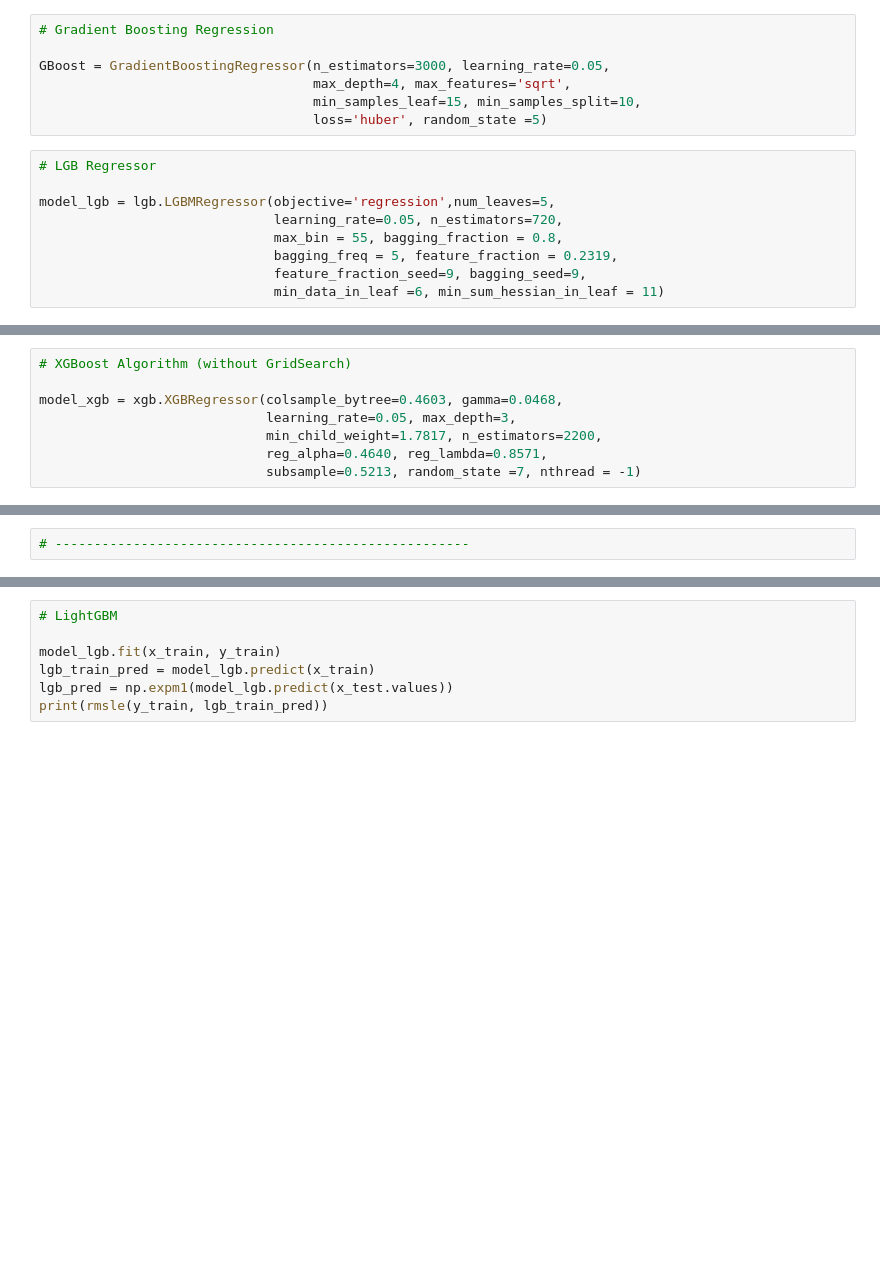
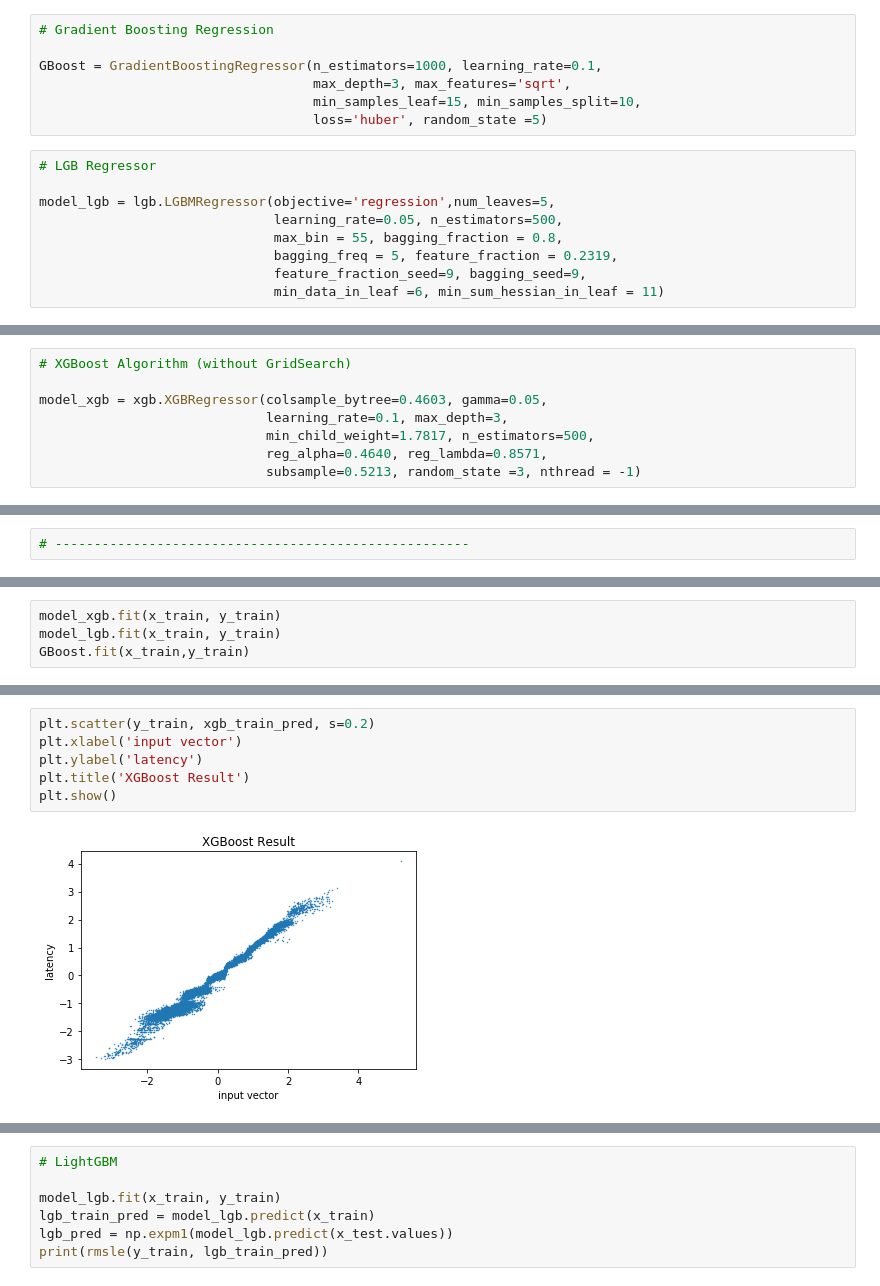
Before and after one commit to meowpunch/LENNA, a Jupyter notebook: NASR/train_mixed_wo_gs.ipynb, the cells around one changed output, grey strips where cells are left out. Saved outputs shown, nothing was run; the diff lists cells and outputs as text; blank space fills up the shorter version.

Commit message:
JEW: without grid search, with xgboost graph

```diff
--- a/NASR/train_mixed_wo_gs.ipynb
+++ b/NASR/train_mixed_wo_gs.ipynb
@@ -76,15 +76,15 @@ KRR = KernelRidge(alpha=0.6, kernel='polynomial', degree=2, coef0=2.5) #kernel =
 # %%
 # Gradient Boosting Regression
 
-GBoost = GradientBoostingRegressor(n_estimators=3000, learning_rate=0.05,
-                                   max_depth=4, max_features='sqrt',
+GBoost = GradientBoostingRegressor(n_estimators=1000, learning_rate=0.1,
+                                   max_depth=3, max_features='sqrt',
                                    min_samples_leaf=15, min_samples_split=10,
                                    loss='huber', random_state =5)
 # %%
 # LGB Regressor
 
 model_lgb = lgb.LGBMRegressor(objective='regression',num_leaves=5,
-                              learning_rate=0.05, n_estimators=720,
+                              learning_rate=0.05, n_estimators=500,
                               max_bin = 55, bagging_fraction = 0.8,
                               bagging_freq = 5, feature_fraction = 0.2319,
                               feature_fraction_seed=9, bagging_seed=9,
@@ -95,11 +95,11 @@ os.environ["CUDA_VISIBLE_DEVICES"] = "0, 1"
 # %%
 # XGBoost Algorithm (without GridSearch)
 
-model_xgb = xgb.XGBRegressor(colsample_bytree=0.4603, gamma=0.0468,
-                             learning_rate=0.05, max_depth=3,
-                             min_child_weight=1.7817, n_estimators=2200,
+model_xgb = xgb.XGBRegressor(colsample_bytree=0.4603, gamma=0.05,
+                             learning_rate=0.1, max_depth=3,
+                             min_child_weight=1.7817, n_estimators=500,
                              reg_alpha=0.4640, reg_lambda=0.8571,
-                             subsample=0.5213, random_state =7, nthread = -1)
+                             subsample=0.5213, random_state =3, nthread = -1)
 # %%
 # SVR with GridSearch
 
@@ -172,0 +177,4 @@ Random Forest score: 0.2308 (0.0120)
+# %%
+model_xgb.fit(x_train, y_train)
+model_lgb.fit(x_train, y_train)
+GBoost.fit(x_train,y_train)
@@ -172,0 +211,8 @@ Random Forest score: 0.2308 (0.0120)
+# %%
+plt.scatter(y_train, xgb_train_pred, s=0.2)
+plt.xlabel('input vector')
+plt.ylabel('latency')
+plt.title('XGBoost Result')
+plt.show()
+# %% [output]
+[figure, added]
```
Also changed, not shown: parts of 20 cells of this notebook, 9 other files.
